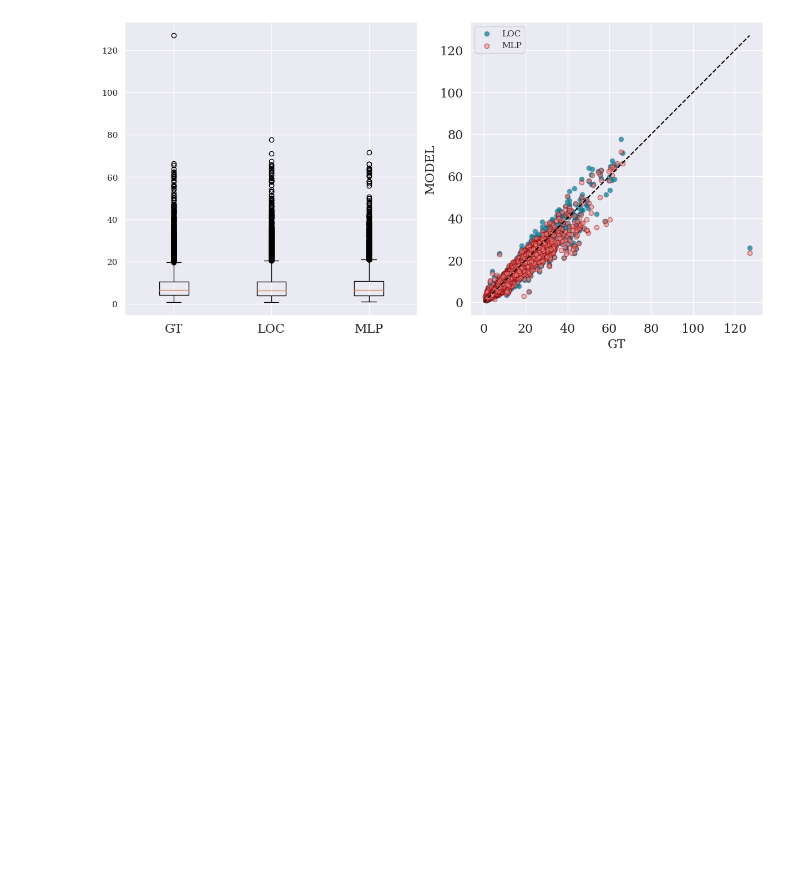
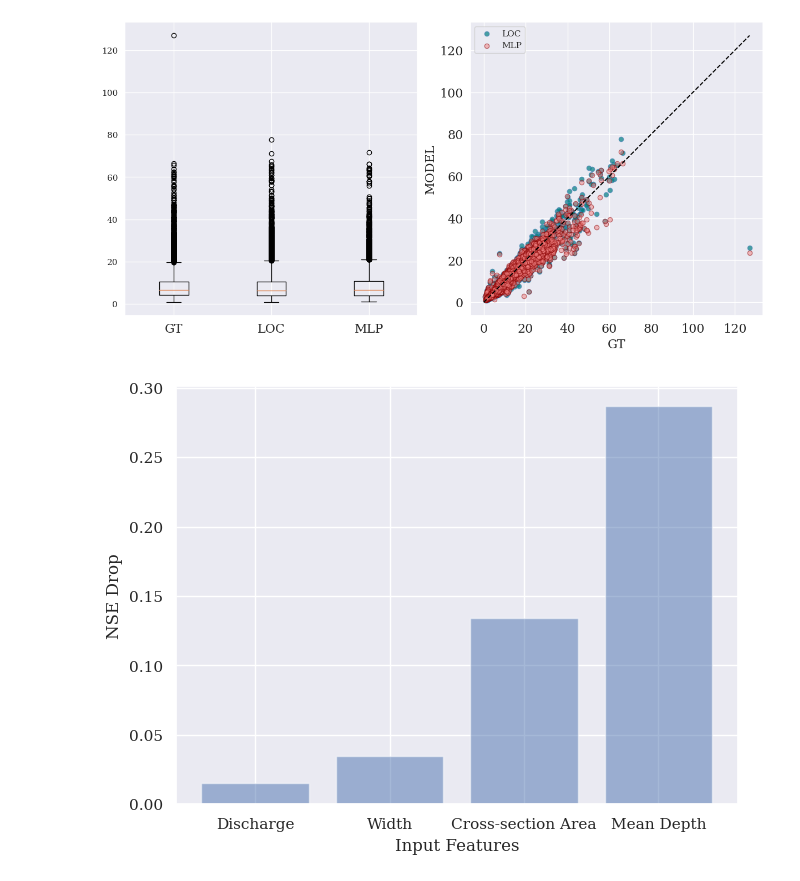
Before and after one commit to smhassanerfani/si2022, a Jupyter notebook: tauraat/loc_vs_mlp.ipynb, the cells around one changed output. Saved outputs shown, nothing was run; the diff lists cells and outputs as text; code cells hidden in the pictures; blank space fills up the shorter version.

Commit message:
added feature importance for mlp

```diff
--- a/tauraat/loc_vs_mlp.ipynb
+++ b/tauraat/loc_vs_mlp.ipynb
@@ -87,3 +87,31 @@ plt.legend()
 plt.show()
 # %% [output]
 [figure]
+# %%
+import numpy as np
+import matplotlib.pyplot as plt
+import seaborn as sns
+sns.set(style = 'darkgrid')
+
+plt.rcParams.update({
+    # 'font.sans-serif': 'Comic Sans MS',
+    'font.family': 'serif'
+})
+
+input_features = ['Discharge', 'Width', 'Cross-section Area', 'Mean Depth']
+pos = np.arange(len(input_features))
+pi = [0.0150, 0.0351, 0.1339, 0.2869]
+
+fig, ax = plt.subplots(constrained_layout=True)
+
+ax.bar(pos, pi, align='center', alpha=0.5)
+ax.set_xticks(pos, input_features)
+ax.set_ylabel('NSE Drop')
+ax.set_xlabel('Input Features')
+
+plt.grid(True)
+
+plt.savefig(f'./data/ftr_imp.pdf', format='pdf', bbox_inches='tight', pad_inches=0.1)
+plt.show()
+# %% [output]
+[figure, added]
```
